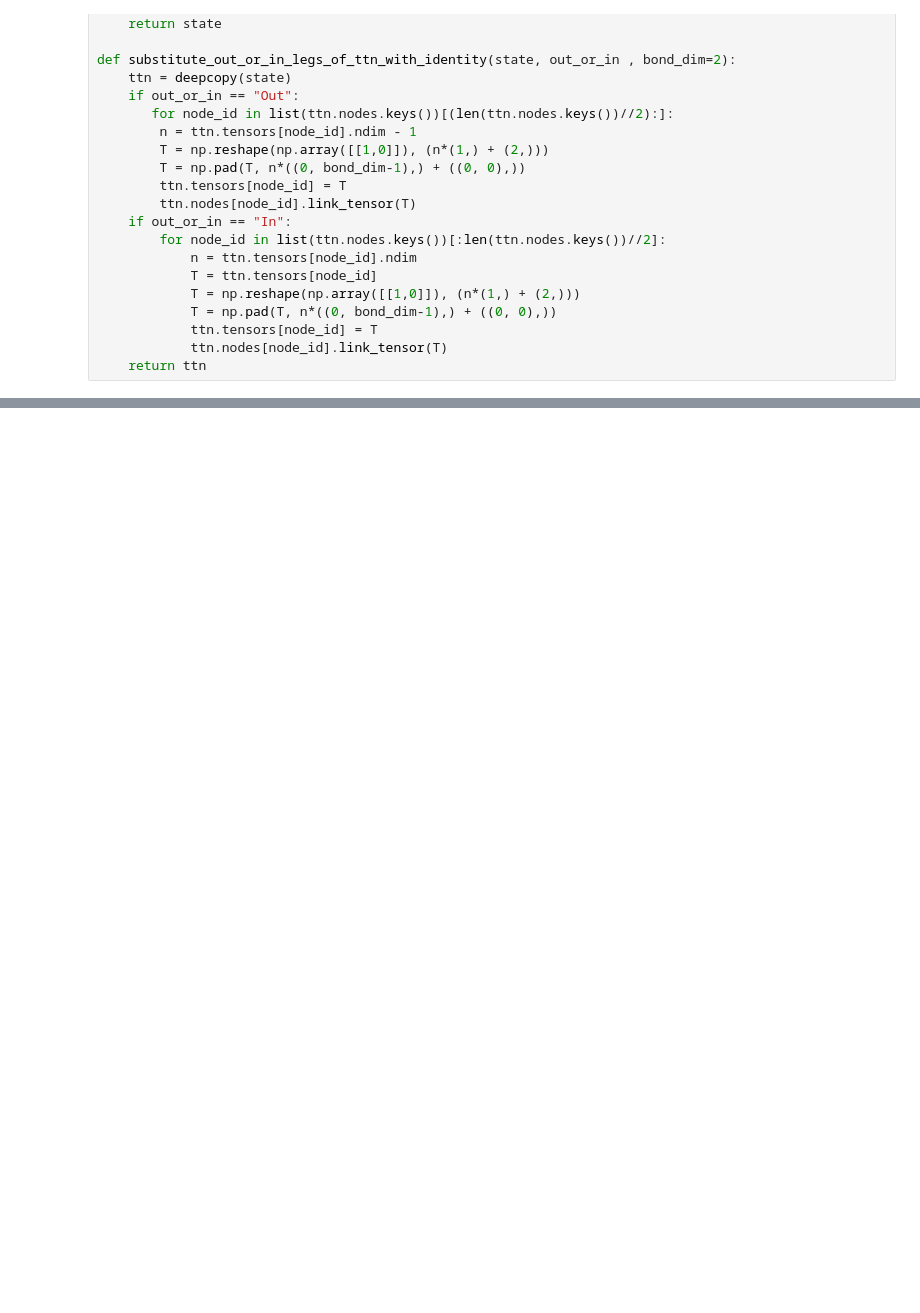
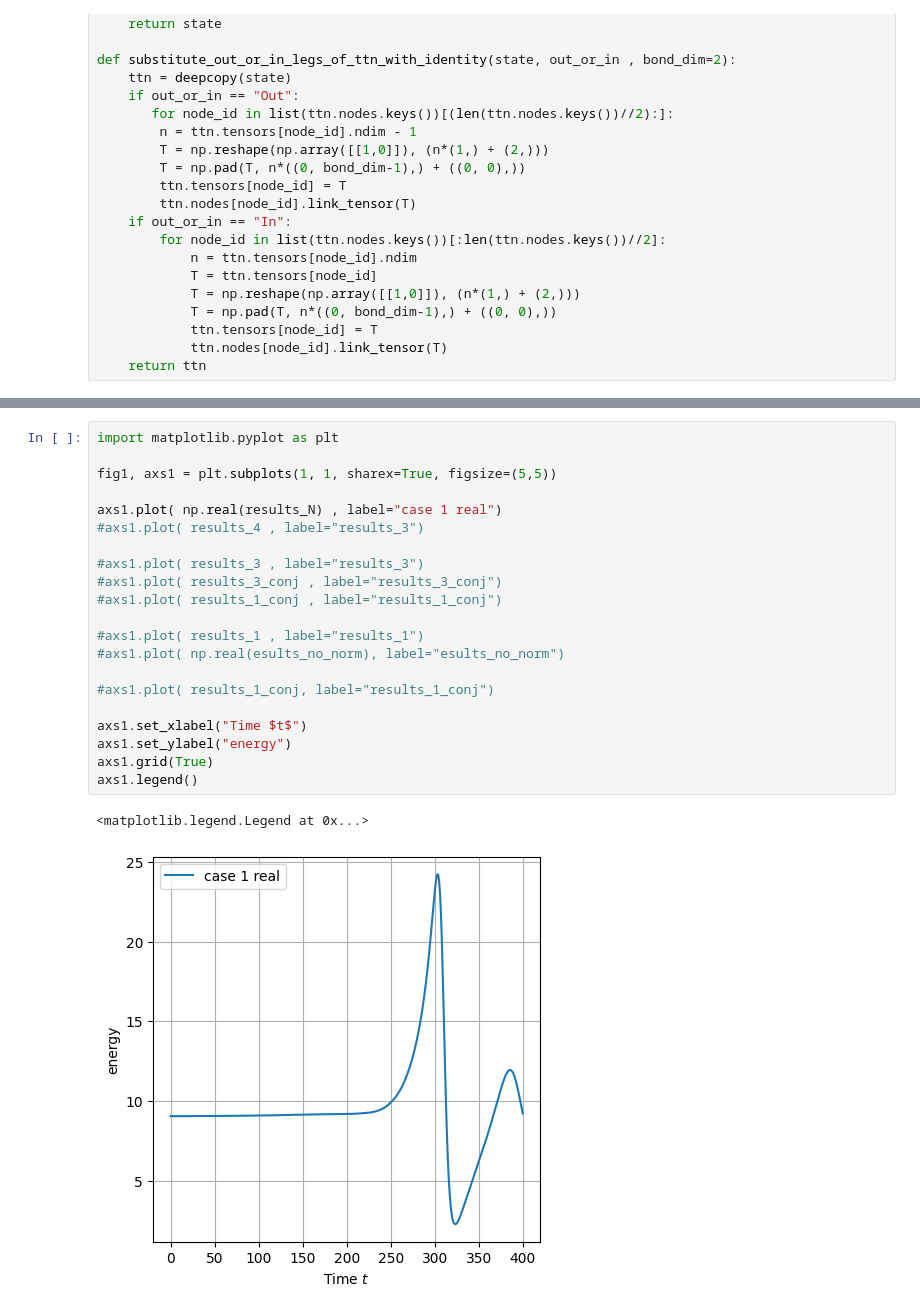
Before and after one commit to Pouri96/pytreenet, a Jupyter notebook: part 3.ipynb, the cells around one changed output, grey strips where cells are left out. Drawn from its saved outputs; the diff is of its cells as text; blank space fills up the shorter version.

```diff
--- a/part 3.ipynb
+++ b/part 3.ipynb
@@ -724,0 +966,24 @@ results_Corr = [np.linalg.norm(a) for a in tdvp_ex1.operator_results()[2]]
+# %%
+import matplotlib.pyplot as plt
+
+fig1, axs1 = plt.subplots(1, 1, sharex=True, figsize=(5,5))
+
+axs1.plot( np.real(results_N) , label="case 1 real")
+#axs1.plot( results_4 , label="results_3")
+
+#axs1.plot( results_3 , label="results_3")
+#axs1.plot( results_3_conj , label="results_3_conj")
+#axs1.plot( results_1_conj , label="results_1_conj")
+
+#axs1.plot( results_1 , label="results_1")
+#axs1.plot( np.real(esults_no_norm), label="esults_no_norm")
+
+#axs1.plot( results_1_conj, label="results_1_conj")
+
+axs1.set_xlabel("Time $t$")
+axs1.set_ylabel("energy")
+axs1.grid(True)
+axs1.legend()
+# %% [output]
+<matplotlib.legend.Legend at 0x...>
+[figure, added]
```
Also changed, not shown: parts of 45 cells of this notebook, 7 other files.
